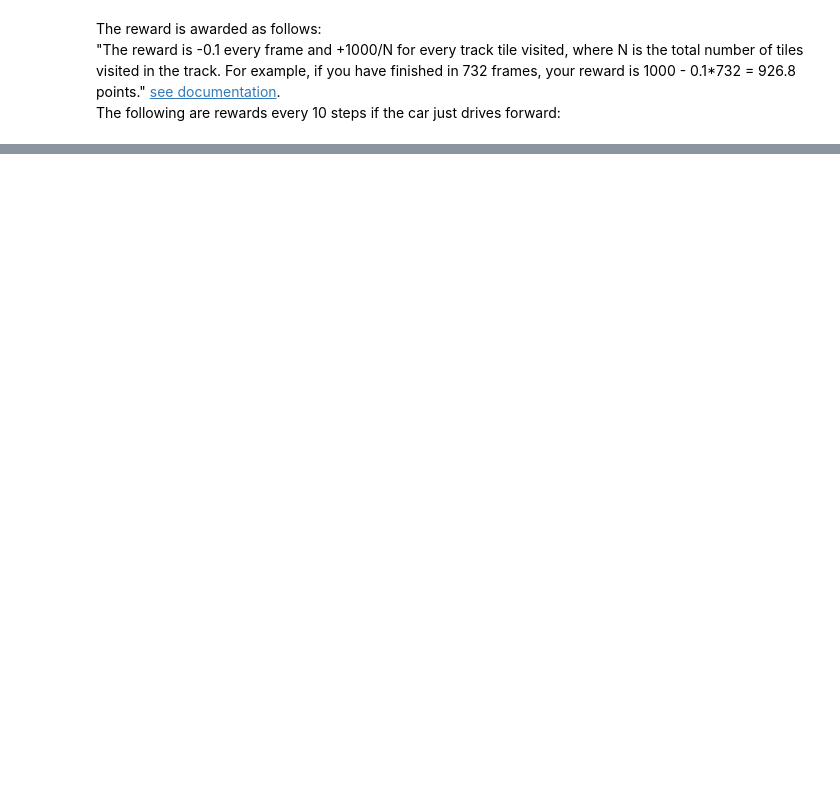
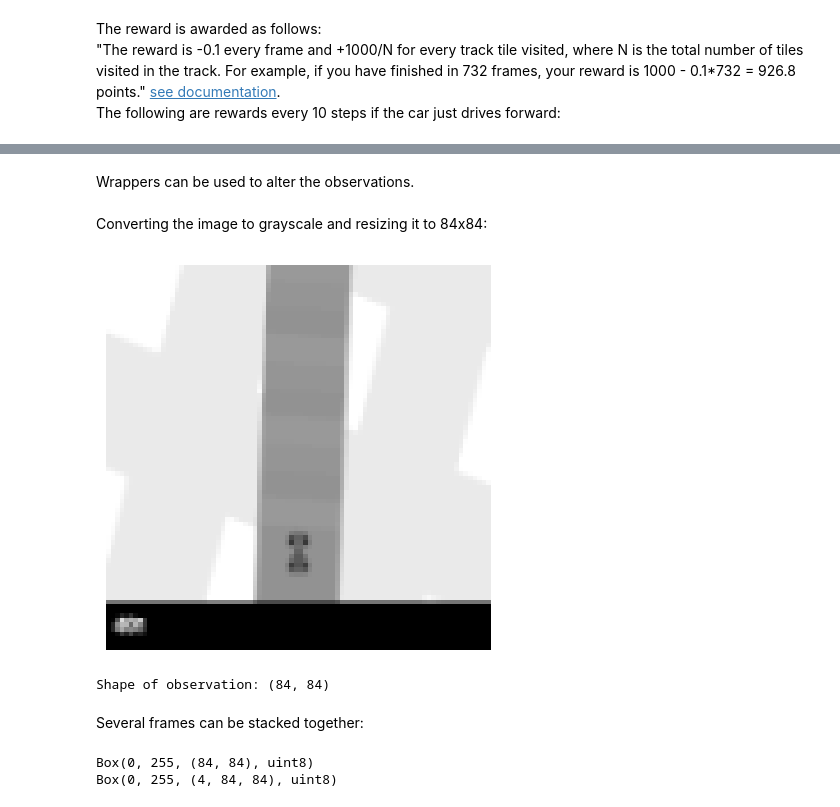
Before and after one commit to benediktpri/car_racing_gym, a Jupyter notebook: reinforcement_learning/experiments/car_racing_exploration.ipynb, the cells around one changed output, grey strips where cells are left out. Saved outputs shown, nothing was run; the diff lists cells and outputs as text; code cells hidden in the pictures; blank space fills up the shorter version.

Commit message:
exploring some wrappers

```diff
--- a/reinforcement_learning/experiments/car_racing_exploration.ipynb
+++ b/reinforcement_learning/experiments/car_racing_exploration.ipynb
@@ -150,0 +155,29 @@ Step 90: Current Reward = -0.10, Cumulative Reward = 41.24
+# %% [markdown]
+Wrappers can be used to alter the observations.<br><br>
+Converting the image to grayscale and resizing it to 84x84:
+# %%
+from gymnasium.wrappers import GrayScaleObservation, ResizeObservation, FrameStack, ClipAction
+import numpy as np
+env = gym.make("CarRacing-v2", render_mode=None, continuous=False)
+env = GrayScaleObservation(env)
+env = ResizeObservation(env, (84, 84))
+# env = FrameStack(env, 4)
+# env = ClipAction(env)
+observation, info = env.reset()
+for i in range(100):
+    observation, reward, terminated, truncated, info = env.step(0)
+
+view_observations(observation, cmap='grey')
+print("Shape of observation:",observation.shape)
+# %% [output]
+[figure, added]
+Shape of observation: (84, 84)
+# %% [markdown]
+Several frames can be stacked together:
+# %%
+print(env.observation_space)
+env = FrameStack(env, 4)
+print(env.observation_space)
+# %% [output]
+Box(0, 255, (84, 84), uint8)
+Box(0, 255, (4, 84, 84), uint8)
```
Also changed, not shown: parts of 6 cells of this notebook.
